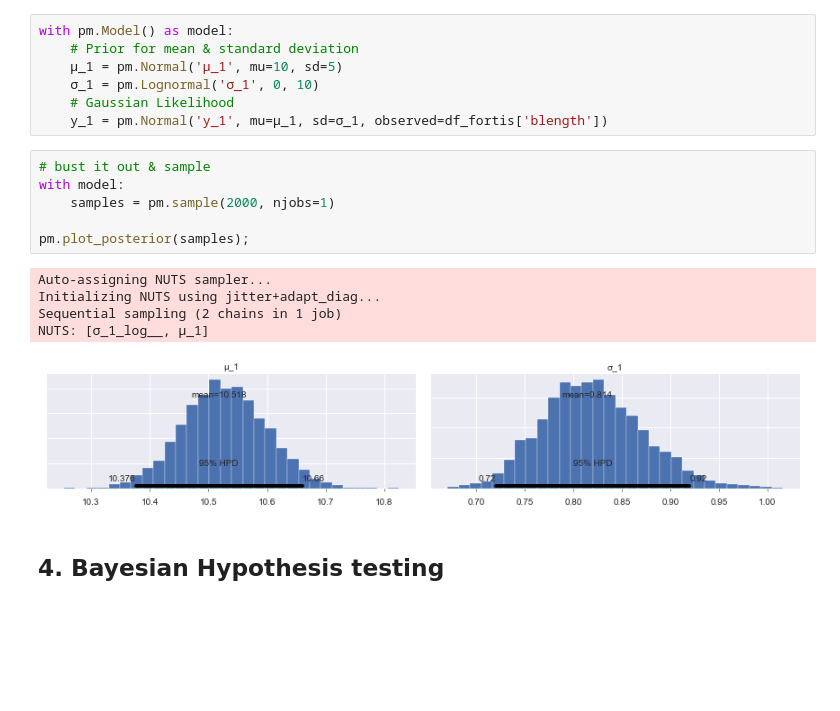
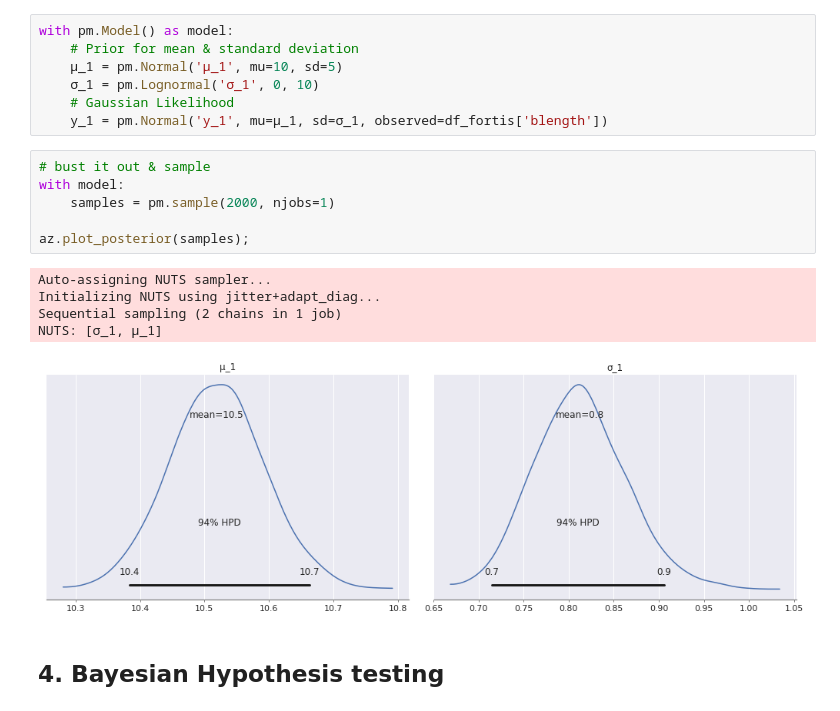
Before and after one commit to ericmjl/bayesian-stats-modelling-tutorial, a Jupyter notebook: notebooks/02-Instructor-Parameter_estimation_hypothesis_testing.ipynb, the cells around one changed output. Cells and saved outputs as stored; diff of their text form; blank space fills up the shorter version.

```diff
--- a/notebooks/02-Instructor-Parameter_estimation_hypothesis_testing.ipynb
+++ b/notebooks/02-Instructor-Parameter_estimation_hypothesis_testing.ipynb
@@ -216,15 +219,15 @@ with pm.Model() as model:
 # %%
 # bust it out & sample
 with model:
     samples = pm.sample(2000, njobs=1)
 
-pm.plot_posterior(samples);
+az.plot_posterior(samples);
 # %% [output]
 Auto-assigning NUTS sampler...
 Initializing NUTS using jitter+adapt_diag...
 Sequential sampling (2 chains in 1 job)
-NUTS: [σ_1_log__, μ_1]
+NUTS: [σ_1, μ_1]
-[figure, old version]
+[figure, new version]
 # %% [markdown]
 ## 4. Bayesian Hypothesis testing
 # %% [markdown]
```
Also changed, not shown: parts of 8 cells of this notebook, 1 other file.
